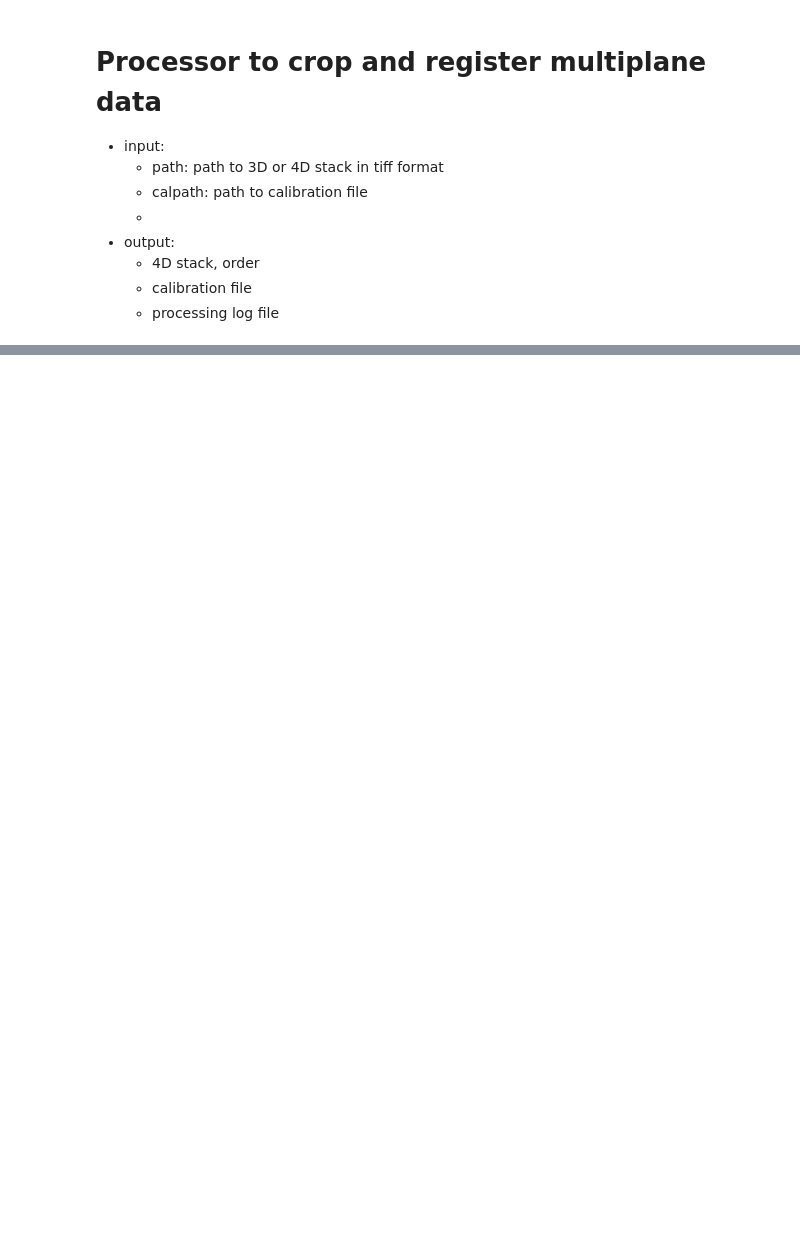
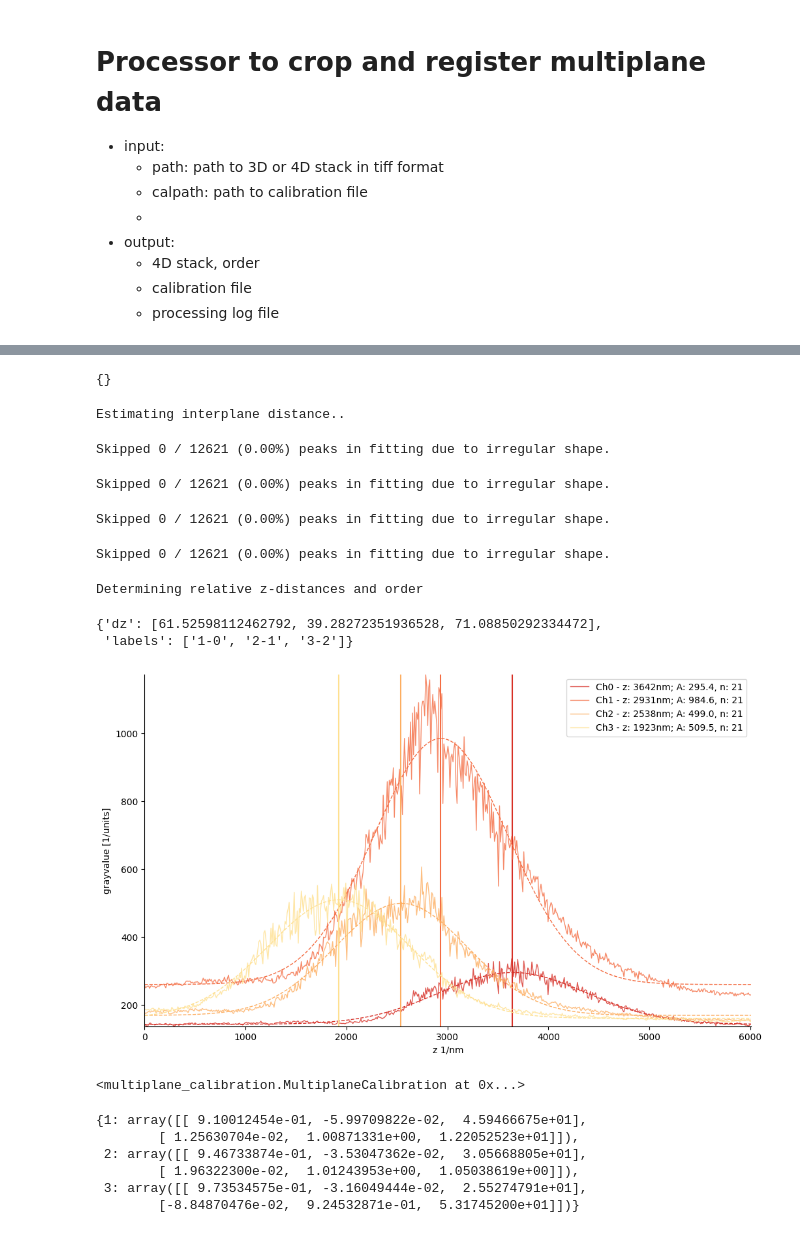
Before and after one commit to moengels/mp_proc, a Jupyter notebook: main_processing.ipynb, the cells around one changed output, grey strips where cells are left out. Cells and saved outputs as stored; diff of their text form; code cells hidden in the pictures; blank space fills up the shorter version.

```diff
--- a/main_processing.ipynb
+++ b/main_processing.ipynb
@@ -80,0 +101,37 @@ tracks
+# %%
+proc.cal
+# %% [output]
+{}
+# %%
+import skimage as skim
+from multiplane_calibration import MultiplaneCalibration
+# Initialize the MultiplaneProcess class
+calib = MultiplaneCalibration()
+fname = r'C:\Users\mengelhardt\data\local\KINETIX_4speck_642_2\cal_data\KINETIX_4speck_642_2_MMStack_Pos0.ome.tif'
+stack = skim.io.imread(fname)
+stack = stack[:,50:-50:8,:,:]
+# %%
+calib.estimate_interplane_distance(stack)
+# %% [output]
+Estimating interplane distance..
+Skipped 0 / 12621 (0.00%) peaks in fitting due to irregular shape.
+Skipped 0 / 12621 (0.00%) peaks in fitting due to irregular shape.
+Skipped 0 / 12621 (0.00%) peaks in fitting due to irregular shape.
+Skipped 0 / 12621 (0.00%) peaks in fitting due to irregular shape.
+Determining relative z-distances and order
+{'dz': [61.52598112462792, 39.28272351936528, 71.08850292334472],
+ 'labels': ['1-0', '2-1', '3-2']}
+[figure, added]
+# %%
+calib.get_transformation(stack)
+# %% [output]
+<multiplane_calibration.MultiplaneCalibration at 0x...>
+# %%
+calib.transform
+# %% [output]
+{1: array([[ 9.10012454e-01, -5.99709822e-02,  4.59466675e+01],
+        [ 1.25630704e-02,  1.00871331e+00,  1.22052523e+01]]),
+ 2: array([[ 9.46733874e-01, -3.53047362e-02,  3.05668805e+01],
+        [ 1.96322300e-02,  1.01243953e+00,  1.05038619e+00]]),
+ 3: array([[ 9.73534575e-01, -3.16049444e-02,  2.55274791e+01],
+        [-8.84870476e-02,  9.24532871e-01,  5.31745200e+01]])}
```
Also changed, not shown: parts of 18 cells of this notebook, 1 other file.
